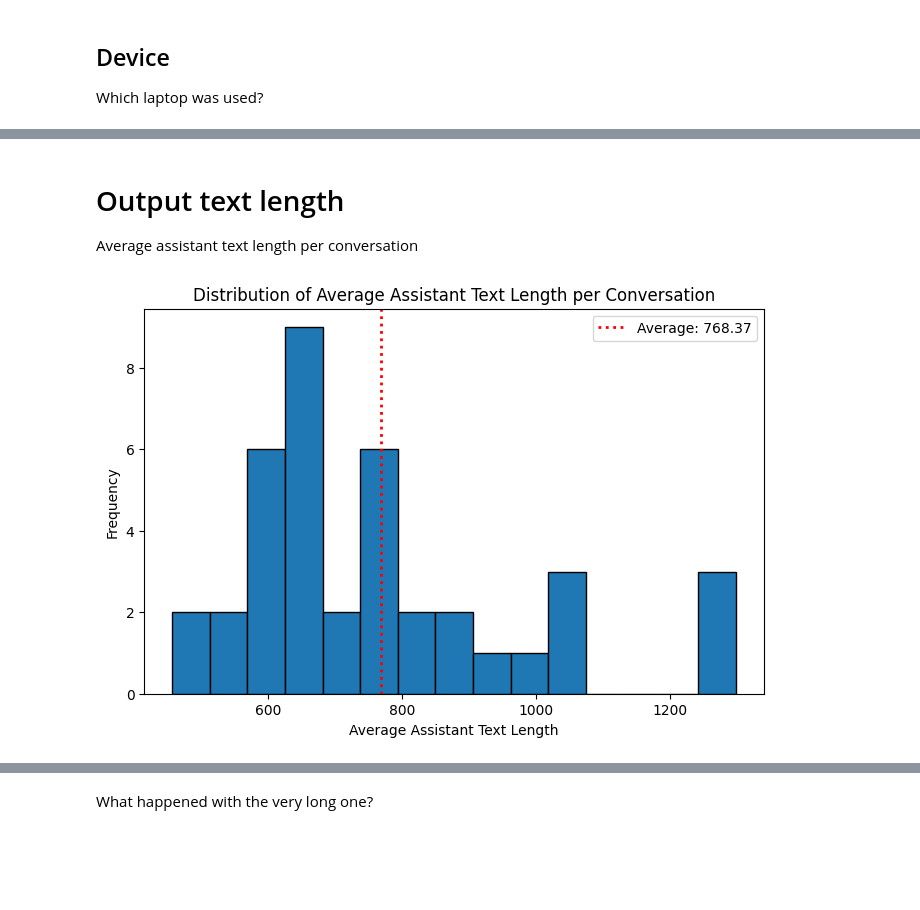
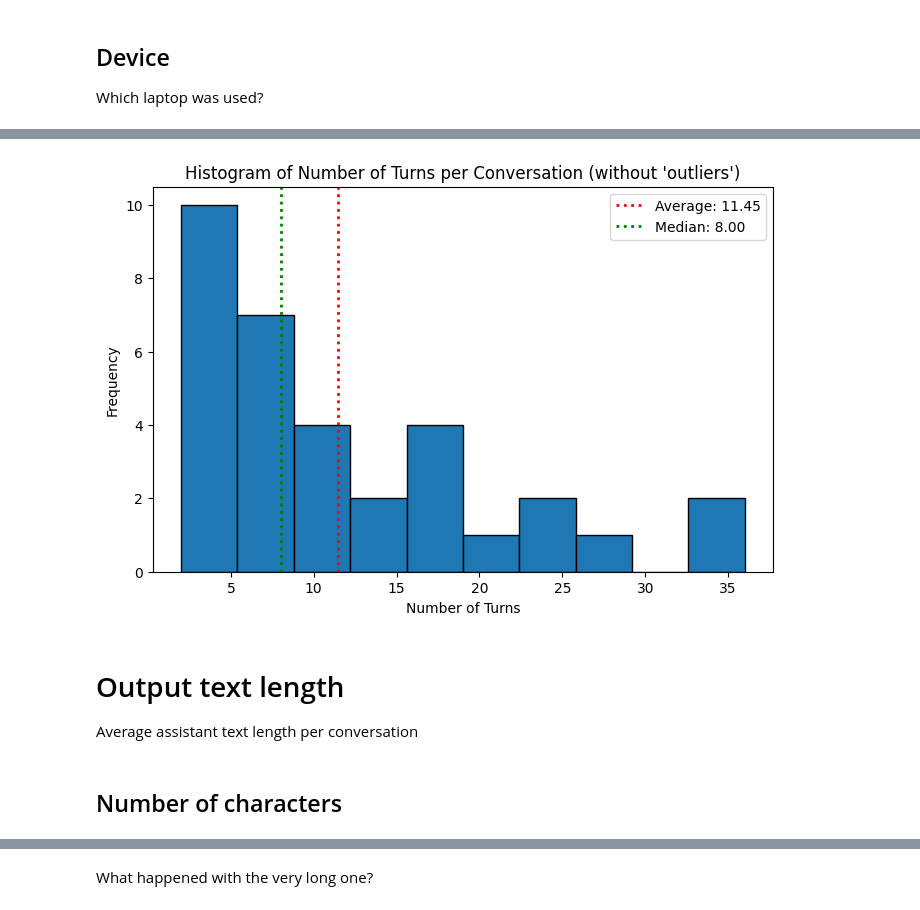
Before and after one commit to TheChickenAgent/LinearAlgebra_VTA, a Jupyter notebook: user-testing/Visualisations.ipynb, the cells around one changed output, grey strips where cells are left out. Drawn from its saved outputs; the diff is of its cells as text; code cells hidden in the pictures; blank space fills up the shorter version.

```diff
--- a/user-testing/Visualisations.ipynb
+++ b/user-testing/Visualisations.ipynb
@@ -81,0 +92,11 @@ plt.legend()
+# %%
+# Check if each element in count_user_messages_per_file is equal to 2 times the corresponding element in turns
+comparison = [user_msgs*2 == t for user_msgs, t in zip(count_user_messages_per_file, turns)]
+print("Are all count_user_messages_per_file*2 == turns?", all(comparison))
+different_indices = [i for i, equal in enumerate(comparison) if not equal]
+print("Indices where they differ:", different_indices)
+
+for i in different_indices:
+    print(f"File index {i}:")
+    print(all_files[i]["messages"])
+    print()
@@ -101,0 +221,5 @@ Correct answer: True
+# %%
+#only filter out the two conversations with the most turns because these are really long
+#however, they are genuily trying to solve the problem, so they are not really outliers
+filtered_turns = [turn for i, turn in enumerate(turns) if i not in (31, 32)]
+basic_statistics(filtered_turns)
@@ -102,16 +237,9 @@ Correct answer: True
+# %%
+plot_distribution_turns(filtered_turns, title="Histogram of Number of Turns per Conversation (without \'outliers\')")
+# %% [output]
+[figure, added]
 # %% [markdown]
 # Output text length
 Average assistant text length per conversation
-# %%
-plt.figure(figsize=(8, 5))
-plt.hist(text_lengths, bins=15, edgecolor='black')
-plt.xlabel('Average Assistant Text Length')
-plt.ylabel('Frequency')
-plt.title('Distribution of Average Assistant Text Length per Conversation')
-
-avg_text_length = sum(text_lengths) / len(text_lengths)
-plt.axvline(avg_text_length, color='red', linestyle='dotted', linewidth=2, label=f'Average: {avg_text_length:.2f}')
-plt.legend()
-plt.show()
-# %% [output]
-[figure, removed]
+# %% [markdown]
+## Number of characters
```
Also changed, not shown: parts of 33 cells of this notebook, 35 other files.
